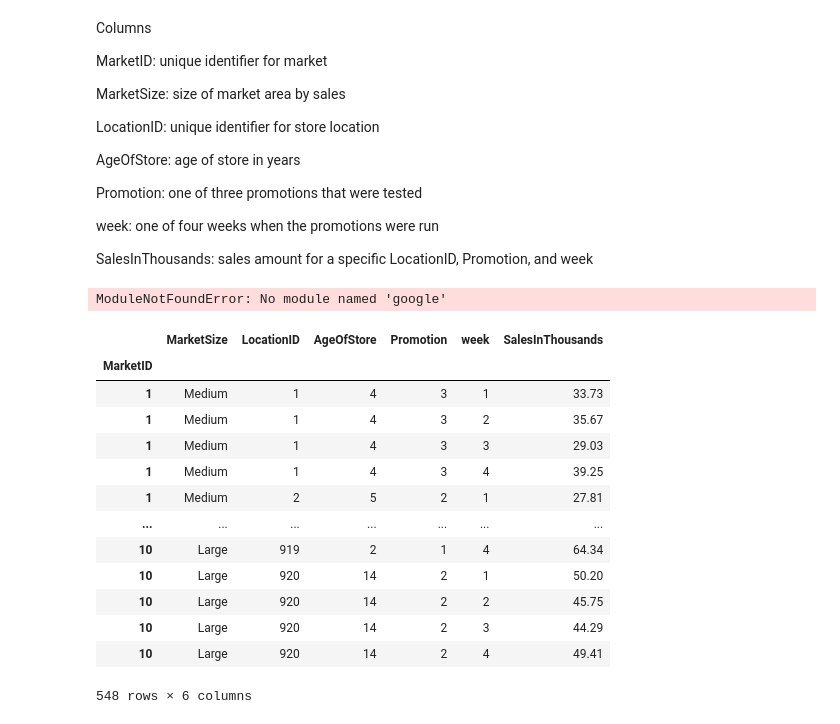
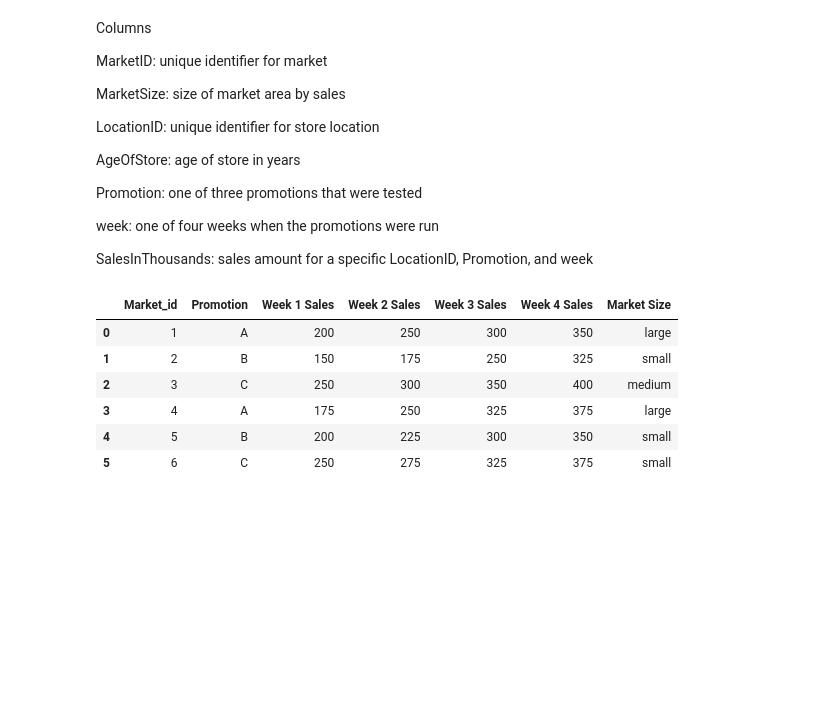
Before and after one commit to Eddy265/Python_Projects, a Jupyter notebook: A_B_test_marketing_strategy.ipynb, the cells around one changed output. Cells and saved outputs as stored; diff of their text form; code cells hidden in the pictures; blank space fills up the shorter version.

```diff
--- a/A_B_test_marketing_strategy.ipynb
+++ b/A_B_test_marketing_strategy.ipynb
@@ -37,23 +35,26 @@ SalesInThousands: sales amount for a specific LocationID, Promotion, and week
-# %%
-from google.colab import files
-uploaded = files.upload()
-# %% [output]
-ModuleNotFoundError: No module named 'google'
-# %%
-df = pd.read_csv(io.BytesIO(uploaded['ab_test.csv']), index_col= 'MarketID')
-df
-# %% [output]
-|  | MarketSize | LocationID | AgeOfStore | Promotion | week | SalesInThousands |
-| MarketID |  |  |  |  |  |  |
-| 1 | Medium | 1 | 4 | 3 | 1 | 33.73 |
-| 1 | Medium | 1 | 4 | 3 | 2 | 35.67 |
-| 1 | Medium | 1 | 4 | 3 | 3 | 29.03 |
-| 1 | Medium | 1 | 4 | 3 | 4 | 39.25 |
-| 1 | Medium | 2 | 5 | 2 | 1 | 27.81 |
-| ... | ... | ... | ... | ... | ... | ... |
-| 10 | Large | 919 | 2 | 1 | 4 | 64.34 |
-| 10 | Large | 920 | 14 | 2 | 1 | 50.20 |
-| 10 | Large | 920 | 14 | 2 | 2 | 45.75 |
-| 10 | Large | 920 | 14 | 2 | 3 | 44.29 |
-| 10 | Large | 920 | 14 | 2 | 4 | 49.41 |
-548 rows × 6 columns
+# %%
+import pandas as pd
+import numpy as np
+
+data = {'Market_id': [1, 2, 3, 4, 5, 6],
+        'Promotion': ['A', 'B', 'C', 'A', 'B', 'C'],
+        'Week 1 Sales': [200, 150, 250, 175, 200, 250],
+        'Week 2 Sales': [250, 175, 300, 250, 225, 275],
+        'Week 3 Sales': [300, 250, 350, 325, 300, 325],
+        'Week 4 Sales': [350, 325, 400, 375, 350, 375]}
+
+df = pd.DataFrame(data)
+
+# add the 'Market Size' column
+df['Market Size'] = np.random.choice(['small', 'medium', 'large'], df.shape[0])
+
+
+df
+# %% [output]
+|  | Market_id | Promotion | Week 1 Sales | Week 2 Sales | Week 3 Sales | Week 4 Sales | Market Size |
+| 0 | 1 | A | 200 | 250 | 300 | 350 | large |
+| 1 | 2 | B | 150 | 175 | 250 | 325 | small |
+| 2 | 3 | C | 250 | 300 | 350 | 400 | medium |
+| 3 | 4 | A | 175 | 250 | 325 | 375 | large |
+| 4 | 5 | B | 200 | 225 | 300 | 350 | small |
+| 5 | 6 | C | 250 | 275 | 325 | 375 | small |
```
Also changed, not shown: parts of 28 cells of this notebook, 1 other file.
